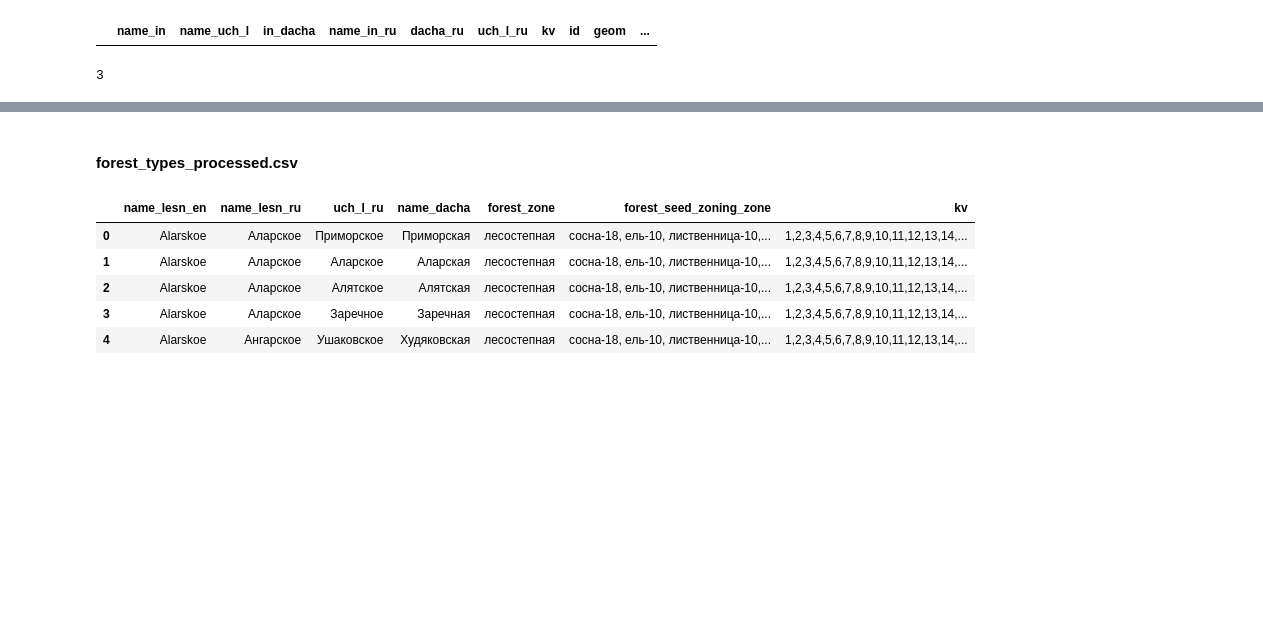
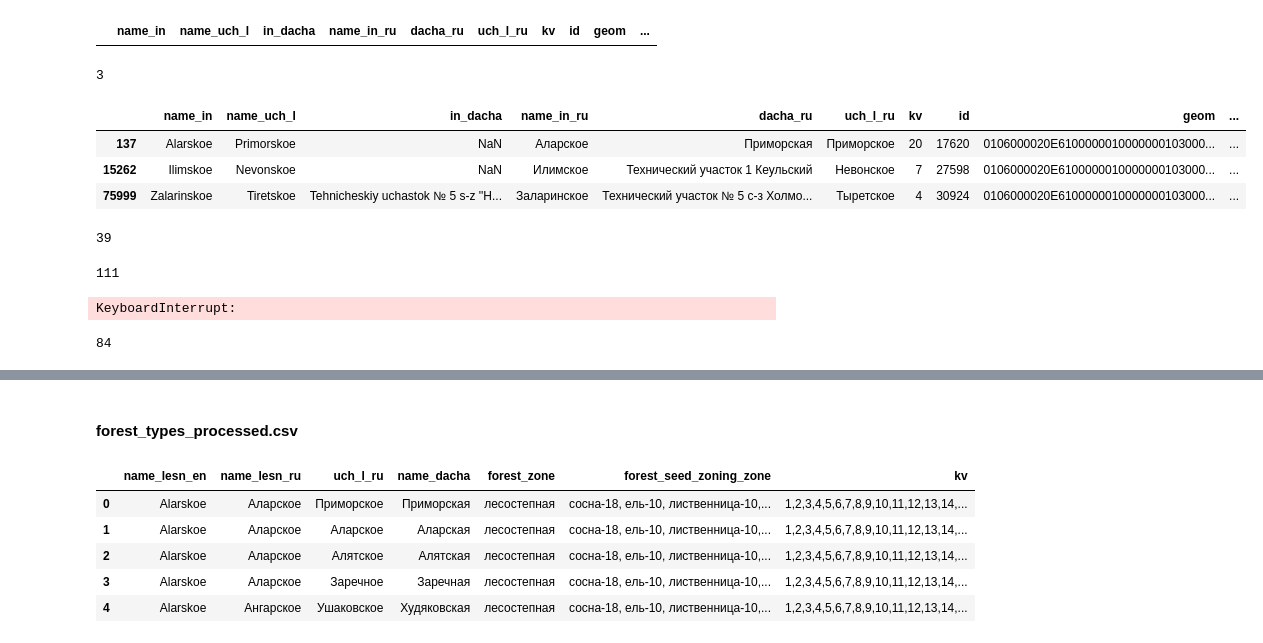
Before and after one commit to Nickitarius/Forest_Fires_Data_Visualisation, a Jupyter notebook: app/data_transfer.ipynb, the cells around one changed output, grey strips where cells are left out. Cells and saved outputs as stored; diff of their text form; code cells hidden in the pictures; blank space fills up the shorter version.

Commit message:
QUARTERS?

```diff
--- a/app/data_transfer.ipynb
+++ b/app/data_transfer.ipynb
@@ -446,21 +469,40 @@ c
 # nws_df['geom'][138]
 # %% [output]
 3
+# %%
+nws_df[nws_df['weather_stations'].isna()]
+# %% [output]
+|  | name_in | name_uch_l | in_dacha | name_in_ru | dacha_ru | uch_l_ru | kv | id | geom | ... |
+| 137 | Alarskoe | Primorskoe | NaN | Аларское | Приморская | Приморское | 20 | 17620 | 0106000020E6100000010000000103000... | ... |
+| 15262 | Ilimskoe | Nevonskoe | NaN | Илимское | Технический участок 1 Кеульский | Невонское | 7 | 27598 | 0106000020E6100000010000000103000... | ... |
+| 75999 | Zalarinskoe | Tiretskoe | Tehnicheskiy uchastok № 5 s-z ''H... | Заларинское | Технический участок № 5 с-з Холмо... | Тыретское | 4 | 30924 | 0106000020E6100000010000000103000... | ... |
+# %%
+len(nws_df['name_in_ru'].unique())
+# %% [output]
+39
+# %%
+len(uf_names)
+# %% [output]
+111
 # %%
 from numbers import Number
 
 quarters = []
 
+
 for i in range(len(nws_df)):
-    row = nws_df.iloc[i]
+    row = nws_df.loc[i]
     stations = []
     stations_codes = []
 
-    if (row['name_in_ru'] in uf_names and not (pd.isna(row['weather_stations']))):
+    # print(i , row.nearest_weather_station)
+    # and not (pd.isna(row['weather_stations']))):
+    if (row['uch_l_ru'] in uf_names):
         if (not (pd.isna(row['weather_stations']))):
 
             if (not isinstance(row['weather_stations'], Number)):
-                stations_codes = list(map(int, row['weather_stations'].split(",")))
+                stations_codes = list(
+                    map(int, row['weather_stations'].split(",")))
             else:
                 stations_codes.append(row['weather_stations'])
 
@@ -471,19 +513,31 @@ for i in range(len(nws_df)):
         quarter = ForestQuarter(
             number=row['kv'],
             # geom=str(shapely.from_wkb(row['geom'])),
-            uch_forestry=uf_names[row['name_in_ru']],
-            dacha=ds_names[row['dacha_ru']],
+            uch_forestry=uf_names[row['uch_l_ru']],
+            # dacha=ds_names[row['dacha_ru']],
+
         )
+        if ():
+            quarter.dacha = ds_names[row['dacha_ru']]
 
         try:
-            quarter.geom=str(shapely.from_wkb(row['geom']))
+            quarter.geom = str(shapely.from_wkb(row['geom']))
         except:
+            # print(Error)
             print(i)
 
         if (not (pd.isna(row['weather_stations']))):
-            quarter.meteo_stations=stations
+            quarter.meteo_stations = stations
 
-        if (str(row.nearest_weather_station) in ms_unique):
-            quarter.nearest_meteo_station = mss_codes[str(row.nearest_weather_station)]
+        # if (str(row.nearest_weather_station) in ms_unique):
+            quarter.nearest_meteo_station = mss_codes[str(
+                row.nearest_weather_station)]
 
-        quarters.append(quarter)
+
+            quarters.append(quarter)
+
+        else:
+            print(i, row.nearest_weather_station)
+            # print(row['weather_stations'])
+# %% [output]
+KeyboardInterrupt:
@@ -491,0 +544,4 @@ for i in range(len(nws_df)):
+# %%
+len(quarters)
+# %% [output]
+84
```
Also changed, not shown: parts of 8 cells of this notebook.
